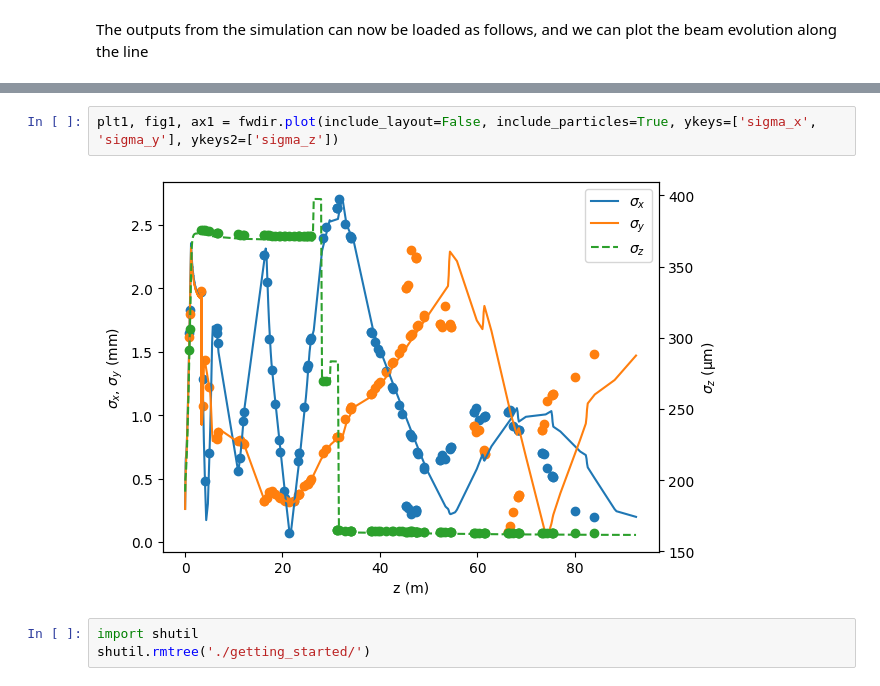
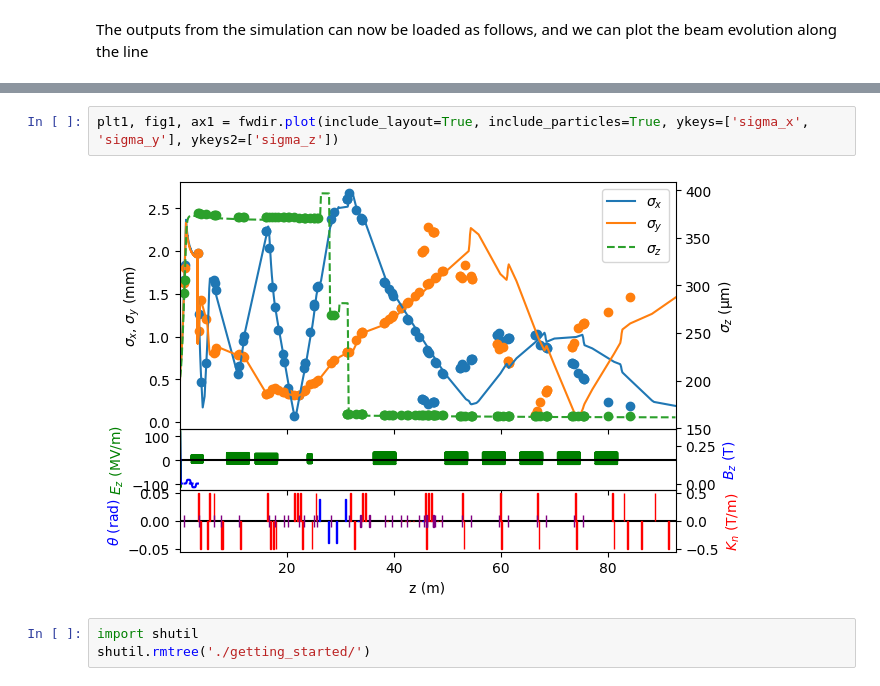
Before and after one commit to astec-stfc/simba, a Jupyter notebook: examples/notebooks/getting_started.ipynb, the cells around one changed output, grey strips where cells are left out. Cells and saved outputs as stored; diff of their text form.

```diff
--- a/examples/notebooks/getting_started.ipynb
+++ b/examples/notebooks/getting_started.ipynb
@@ -99,7 +83,7 @@ Found SimCodes Package = /home/xkc85723/Documents/simcodes/SimCodes/./
 # %%
-plt1, fig1, ax1 = fwdir.plot(include_layout=False, include_particles=True, ykeys=['sigma_x', 'sigma_y'], ykeys2=['sigma_z'])
+plt1, fig1, ax1 = fwdir.plot(include_layout=True, include_particles=True, ykeys=['sigma_x', 'sigma_y'], ykeys2=['sigma_z'])
 # %% [output]
-[figure, old version]
+[figure, new version]
 # %%
 import shutil
 shutil.rmtree('./getting_started/')
```
Also changed, not shown: parts of 6 cells of this notebook, 2 other files.
